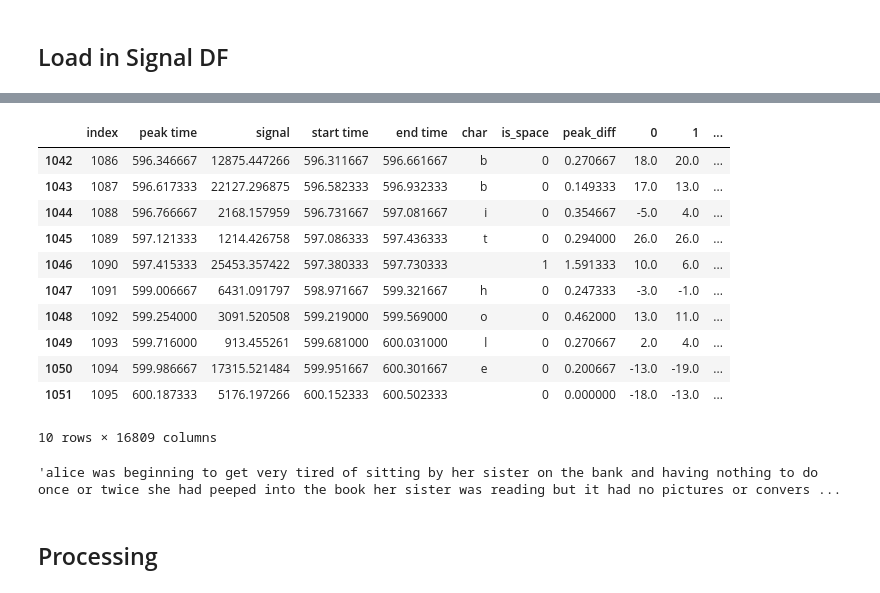
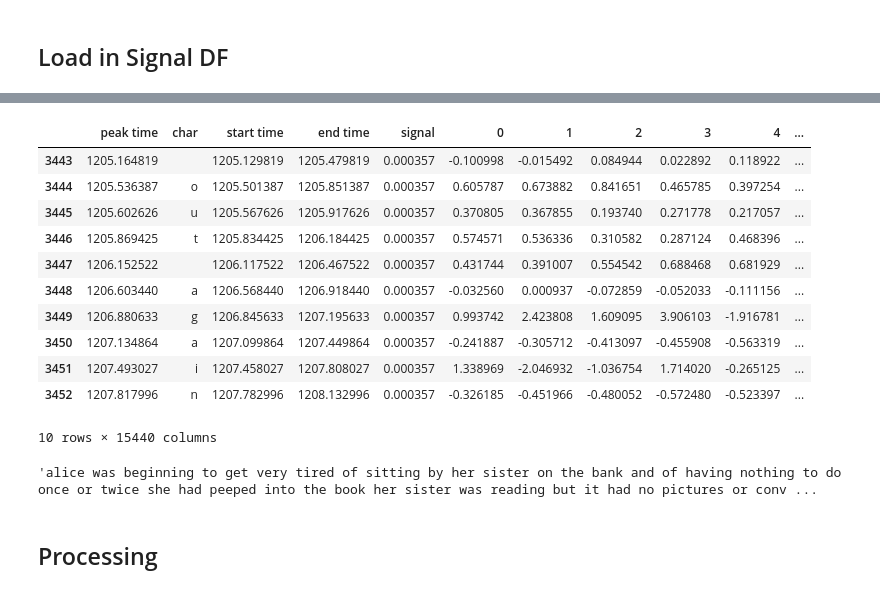
Before and after one commit to kyang01/keyboard_emanations, a Jupyter notebook: Processing.ipynb, the cells around one changed output, grey strips where cells are left out. Saved outputs shown, nothing was run; the diff lists cells and outputs as text; code cells hidden in the pictures.

```diff
--- a/Processing.ipynb
+++ b/Processing.ipynb
@@ -45,5 +46,7 @@ from python_speech_features import mfcc
 # %% [markdown]
 ##  Load in Signal DF
 # %%
-name = name
+load = True
+name = 'perfect_dataset'
 INPUT_FILE = 'data/%s.csv' % name
+out_name = 'results/%s_RESULTS.csv' % name
@@ -50,27 +66,27 @@ INPUT_FILE = 'data/%s.csv' % name
 # %%
 char_inps_raw = pd.read_csv(INPUT_FILE, index_col=0)
 char_inps_raw['char'] = char_inps_raw['char'].fillna(' ').replace('#SPACE', ' ')
-char_inps_raw['peak_diff'] =char_inps_raw['peak_diff'].fillna(0)
+# char_inps_raw['peak_diff'] =char_inps_raw['peak_diff'].fillna(0)
 char_inps_raw = char_inps_raw.fillna(0)
 char_inps_raw.tail(10)
 # %% [output]
-|  | index | peak time | signal | start time | end time | char | is_space | peak_diff | 0 | 1 | ... |
-| 1042 | 1086 | 596.346667 | 12875.447266 | 596.311667 | 596.661667 | b | 0 | 0.270667 | 18.0 | 20.0 | ... |
-| 1043 | 1087 | 596.617333 | 22127.296875 | 596.582333 | 596.932333 | b | 0 | 0.149333 | 17.0 | 13.0 | ... |
-| 1044 | 1088 | 596.766667 | 2168.157959 | 596.731667 | 597.081667 | i | 0 | 0.354667 | -5.0 | 4.0 | ... |
-| 1045 | 1089 | 597.121333 | 1214.426758 | 597.086333 | 597.436333 | t | 0 | 0.294000 | 26.0 | 26.0 | ... |
-| 1046 | 1090 | 597.415333 | 25453.357422 | 597.380333 | 597.730333 |  | 1 | 1.591333 | 10.0 | 6.0 | ... |
-| 1047 | 1091 | 599.006667 | 6431.091797 | 598.971667 | 599.321667 | h | 0 | 0.247333 | -3.0 | -1.0 | ... |
-| 1048 | 1092 | 599.254000 | 3091.520508 | 599.219000 | 599.569000 | o | 0 | 0.462000 | 13.0 | 11.0 | ... |
-| 1049 | 1093 | 599.716000 | 913.455261 | 599.681000 | 600.031000 | l | 0 | 0.270667 | 2.0 | 4.0 | ... |
-| 1050 | 1094 | 599.986667 | 17315.521484 | 599.951667 | 600.301667 | e | 0 | 0.200667 | -13.0 | -19.0 | ... |
-| 1051 | 1095 | 600.187333 | 5176.197266 | 600.152333 | 600.502333 |  | 0 | 0.000000 | -18.0 | -13.0 | ... |
+|  | peak time | char | start time | end time | signal | 0 | 1 | 2 | 3 | 4 | ... |
+| 3443 | 1205.164819 |  | 1205.129819 | 1205.479819 | 0.000357 | -0.100998 | -0.015492 | 0.084944 | 0.022892 | 0.118922 | ... |
+| 3444 | 1205.536387 | o | 1205.501387 | 1205.851387 | 0.000357 | 0.605787 | 0.673882 | 0.841651 | 0.465785 | 0.397254 | ... |
+| 3445 | 1205.602626 | u | 1205.567626 | 1205.917626 | 0.000357 | 0.370805 | 0.367855 | 0.193740 | 0.271778 | 0.217057 | ... |
+| 3446 | 1205.869425 | t | 1205.834425 | 1206.184425 | 0.000357 | 0.574571 | 0.536336 | 0.310582 | 0.287124 | 0.468396 | ... |
+| 3447 | 1206.152522 |  | 1206.117522 | 1206.467522 | 0.000357 | 0.431744 | 0.391007 | 0.554542 | 0.688468 | 0.681929 | ... |
+| 3448 | 1206.603440 | a | 1206.568440 | 1206.918440 | 0.000357 | -0.032560 | 0.000937 | -0.072859 | -0.052033 | -0.111156 | ... |
+| 3449 | 1206.880633 | g | 1206.845633 | 1207.195633 | 0.000357 | 0.993742 | 2.423808 | 1.609095 | 3.906103 | -1.916781 | ... |
+| 3450 | 1207.134864 | a | 1207.099864 | 1207.449864 | 0.000357 | -0.241887 | -0.305712 | -0.413097 | -0.455908 | -0.563319 | ... |
+| 3451 | 1207.493027 | i | 1207.458027 | 1207.808027 | 0.000357 | 1.338969 | -2.046932 | -1.036754 | 1.714020 | -0.265125 | ... |
+| 3452 | 1207.817996 | n | 1207.782996 | 1208.132996 | 0.000357 | -0.326185 | -0.451966 | -0.480052 | -0.572480 | -0.523397 | ... |
-10 rows × 16809 columns
+10 rows × 15440 columns
 # %%
 targ_s = ''.join(char_inps_raw['char'].values)
 targ_s
 # %% [output]
-'alice was beginning to get very tired of sitting by her sister on the bank and having nothing to do once or twice she had peeped into the book her sister was reading but it had no pictures or convers ...
+'alice was beginning to get very tired of sitting by her sister on the bank and of having nothing to do once or twice she had peeped into the book her sister was reading but it had no pictures or conv ...
 # %%
 PARAM_RESULTS ={}
 # %% [markdown]
```
Also changed, not shown: parts of 28 cells of this notebook, 7 other files.
